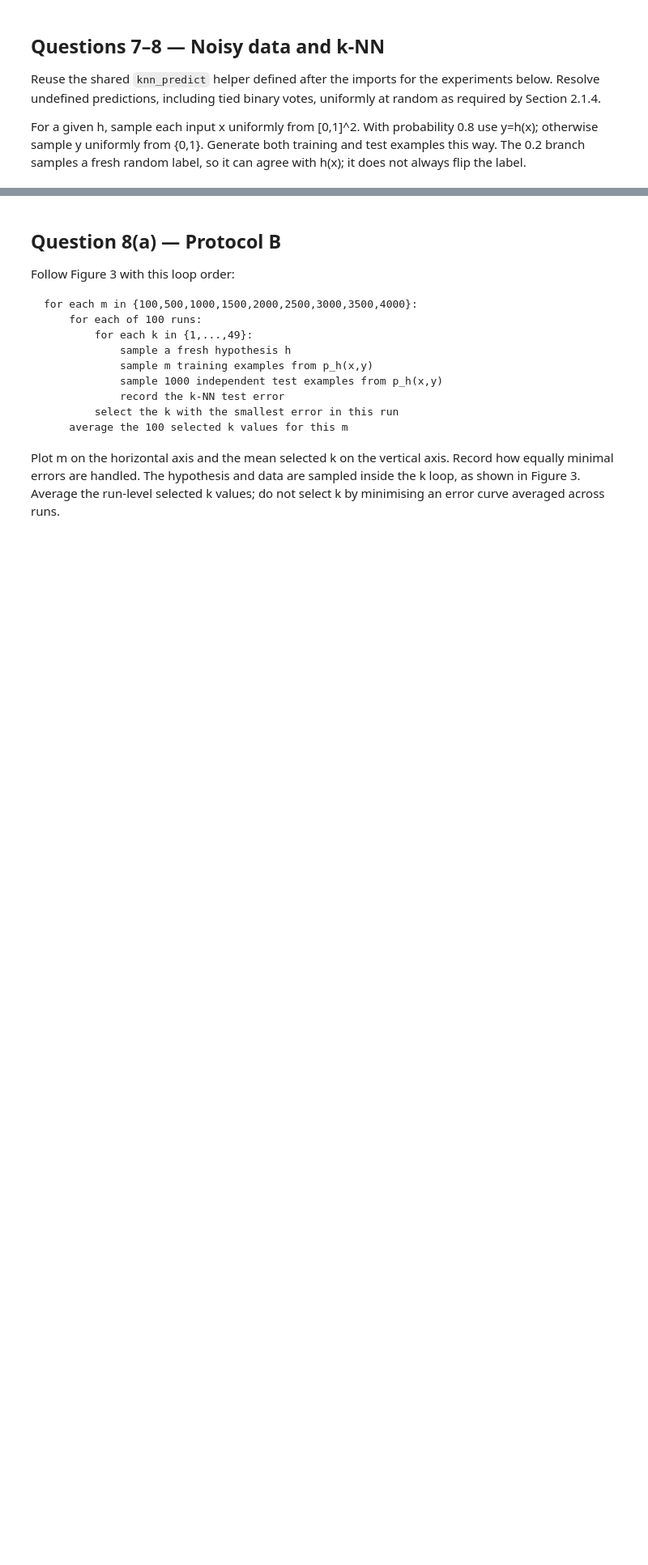
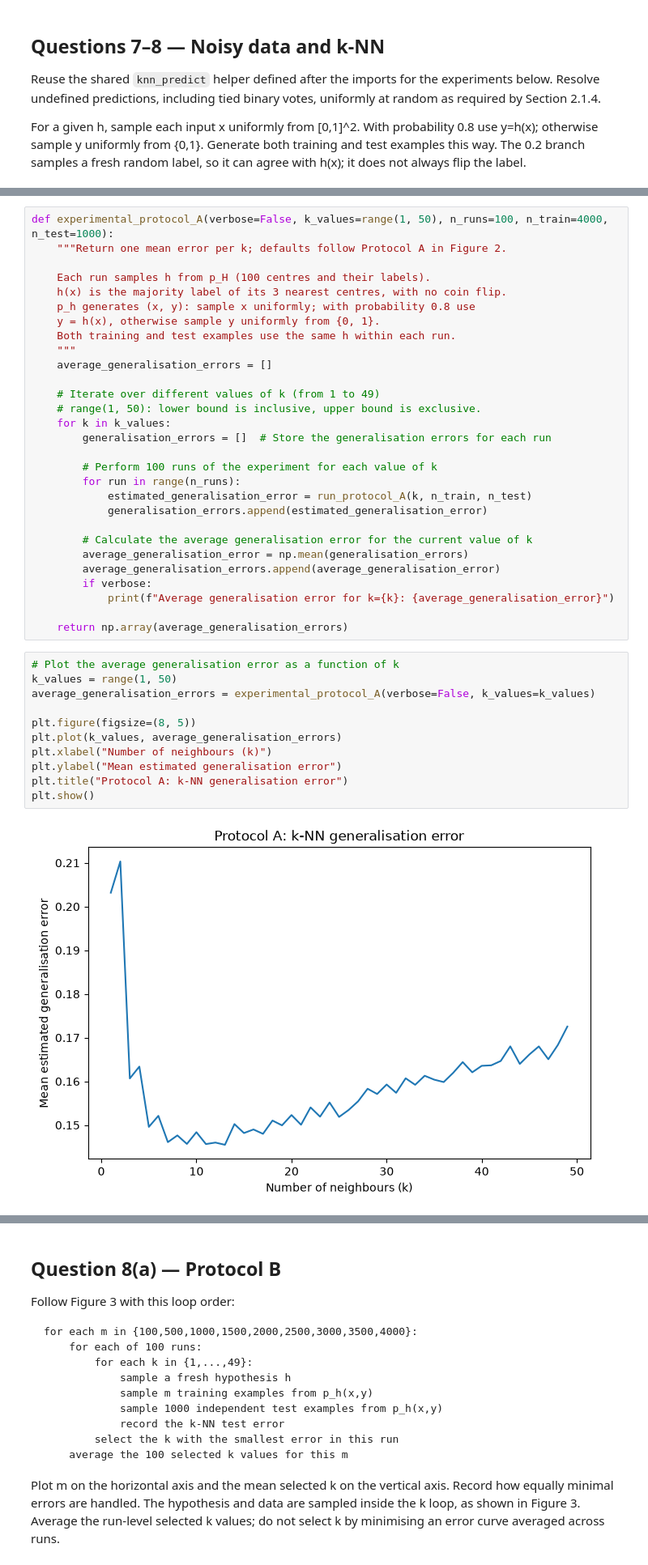
Before and after one commit to juanpablob11/comp0078-cw1-2026-27, a Jupyter notebook: notebooks/03_part2_q06_q08_knn.ipynb, the cells around one changed output, grey strips where cells are left out. Shown at 81% size. Cells and saved outputs as stored; diff of their text form; blank space fills up the shorter version.

Commit message:
Implement KNN protocols A and B and explain experimental results

```diff
--- a/notebooks/03_part2_q06_q08_knn.ipynb
+++ b/notebooks/03_part2_q06_q08_knn.ipynb
@@ -225,3 +305,45 @@ Plot k on the horizontal axis and its mean estimated generalisation error on the
+# %%
+def experimental_protocol_A(verbose=False, k_values=range(1, 50), n_runs=100, n_train=4000, n_test=1000):
+    """Return one mean error per k; defaults follow Protocol A in Figure 2.
+
+    Each run samples h from p_H (100 centres and their labels).
+    h(x) is the majority label of its 3 nearest centres, with no coin flip.
+    p_h generates (x, y): sample x uniformly; with probability 0.8 use
+    y = h(x), otherwise sample y uniformly from {0, 1}.
+    Both training and test examples use the same h within each run.
+    """
+    average_generalisation_errors = []
+
+    # Iterate over different values of k (from 1 to 49)
+    # range(1, 50): lower bound is inclusive, upper bound is exclusive.
+    for k in k_values:
+        generalisation_errors = []  # Store the generalisation errors for each run
+
+        # Perform 100 runs of the experiment for each value of k
+        for run in range(n_runs):
+            estimated_generalisation_error = run_protocol_A(k, n_train, n_test)
+            generalisation_errors.append(estimated_generalisation_error)
+
+        # Calculate the average generalisation error for the current value of k
+        average_generalisation_error = np.mean(generalisation_errors)
+        average_generalisation_errors.append(average_generalisation_error)
+        if verbose:
+            print(f"Average generalisation error for k={k}: {average_generalisation_error}")
+
+    return np.array(average_generalisation_errors)
+# %%
+# Plot the average generalisation error as a function of k
+k_values = range(1, 50)
+average_generalisation_errors = experimental_protocol_A(verbose=False, k_values=k_values)
+
+plt.figure(figsize=(8, 5))
+plt.plot(k_values, average_generalisation_errors)
+plt.xlabel("Number of neighbours (k)")
+plt.ylabel("Mean estimated generalisation error")
+plt.title("Protocol A: k-NN generalisation error")
+plt.show()
+# %% [output]
+[figure, added]
 # %% [markdown]
 ## Question 7(b) — Explain the observed curve
 
```
Also changed, not shown: parts of 13 cells of this notebook.
